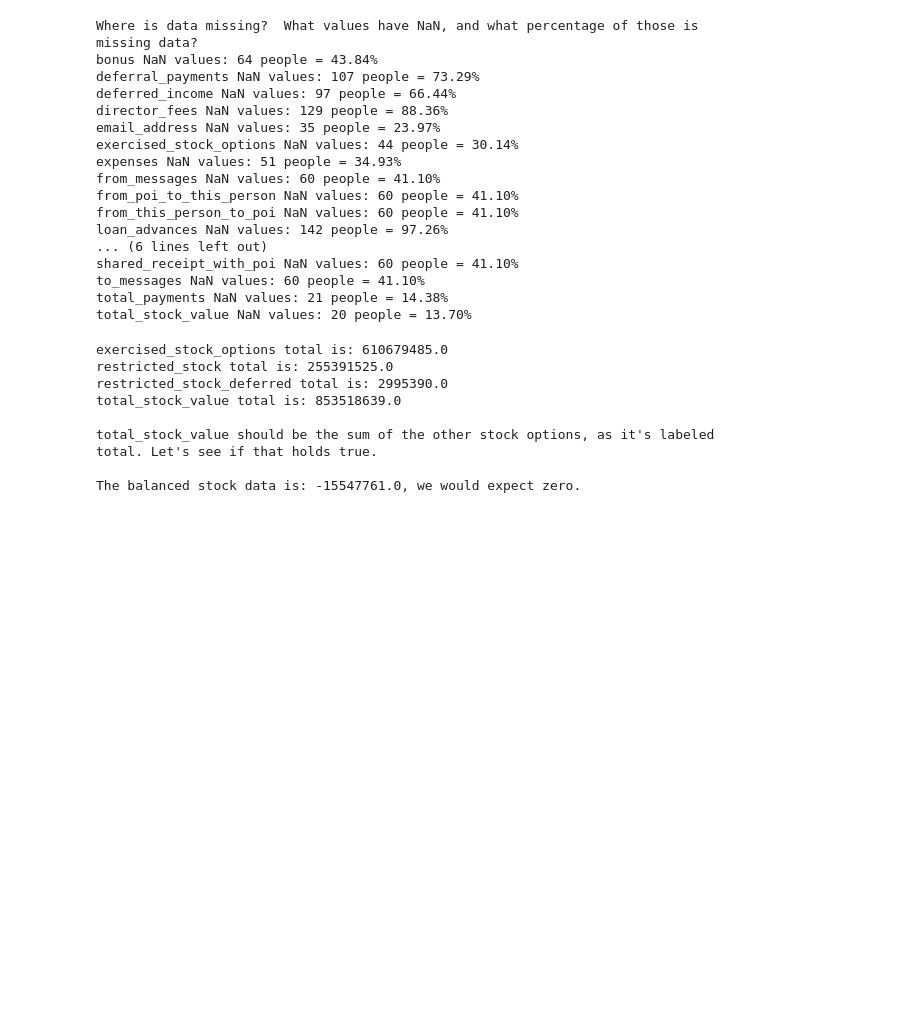
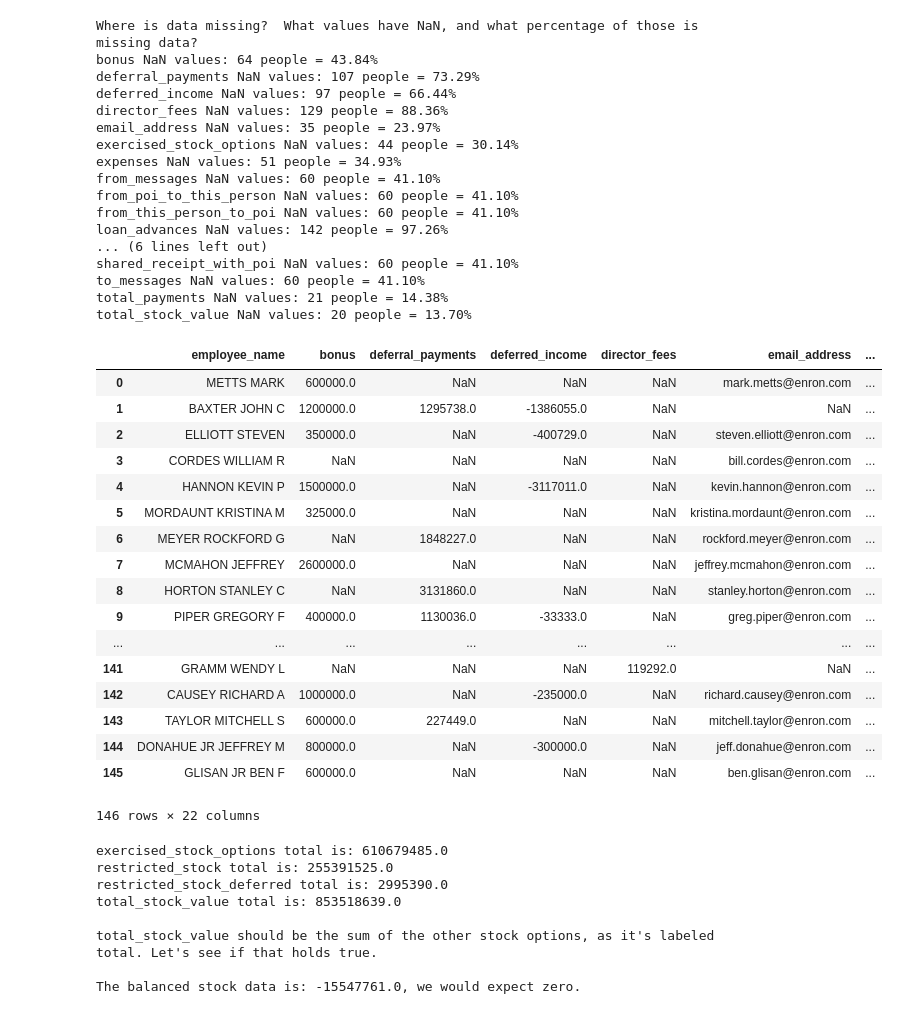
Before and after one commit to jenn-sand/Enron_identifying_poi_with_ml, a Jupyter notebook: poi_identification.ipynb, the cells around one changed output. Saved outputs shown, nothing was run; the diff lists cells and outputs as text; code cells hidden in the pictures; blank space fills up the shorter version.

```diff
--- a/poi_identification.ipynb
+++ b/poi_identification.ipynb
@@ -126,6 +134,31 @@ shared_receipt_with_poi NaN values: 60 people = 41.10%
 to_messages NaN values: 60 people = 41.10%
 total_payments NaN values: 21 people = 14.38%
 total_stock_value NaN values: 20 people = 13.70%
+# %%
+#Add the employee names into the pandas dataframe
+df = pd.concat([employees, df], axis=1)
+df = df.rename(index=str, columns={0: "employee_name"})
+
+df
+# %% [output]
+|  | employee_name | bonus | deferral_payments | deferred_income | director_fees | email_address | ... |
+| 0 | METTS MARK | 600000.0 | NaN | NaN | NaN | mark.metts@enron.com | ... |
+| 1 | BAXTER JOHN C | 1200000.0 | 1295738.0 | -1386055.0 | NaN | NaN | ... |
+| 2 | ELLIOTT STEVEN | 350000.0 | NaN | -400729.0 | NaN | steven.elliott@enron.com | ... |
+| 3 | CORDES WILLIAM R | NaN | NaN | NaN | NaN | bill.cordes@enron.com | ... |
+| 4 | HANNON KEVIN P | 1500000.0 | NaN | -3117011.0 | NaN | kevin.hannon@enron.com | ... |
+| 5 | MORDAUNT KRISTINA M | 325000.0 | NaN | NaN | NaN | kristina.mordaunt@enron.com | ... |
+| 6 | MEYER ROCKFORD G | NaN | 1848227.0 | NaN | NaN | rockford.meyer@enron.com | ... |
+| 7 | MCMAHON JEFFREY | 2600000.0 | NaN | NaN | NaN | jeffrey.mcmahon@enron.com | ... |
+| 8 | HORTON STANLEY C | NaN | 3131860.0 | NaN | NaN | stanley.horton@enron.com | ... |
+| 9 | PIPER GREGORY F | 400000.0 | 1130036.0 | -33333.0 | NaN | greg.piper@enron.com | ... |
+| ... | ... | ... | ... | ... | ... | ... | ... |
+| 141 | GRAMM WENDY L | NaN | NaN | NaN | 119292.0 | NaN | ... |
+| 142 | CAUSEY RICHARD A | 1000000.0 | NaN | -235000.0 | NaN | richard.causey@enron.com | ... |
+| 143 | TAYLOR MITCHELL S | 600000.0 | 227449.0 | NaN | NaN | mitchell.taylor@enron.com | ... |
+| 144 | DONAHUE JR JEFFREY M | 800000.0 | NaN | -300000.0 | NaN | jeff.donahue@enron.com | ... |
+| 145 | GLISAN JR BEN F | 600000.0 | NaN | NaN | NaN | ben.glisan@enron.com | ... |
+146 rows × 22 columns
 # %%
 #Let's see how compensation 'balances' horizontally, so we know which stock options have the richest information.
 for col in df.columns.values:
```
Also changed, not shown: parts of 32 cells of this notebook, 5 other files.
